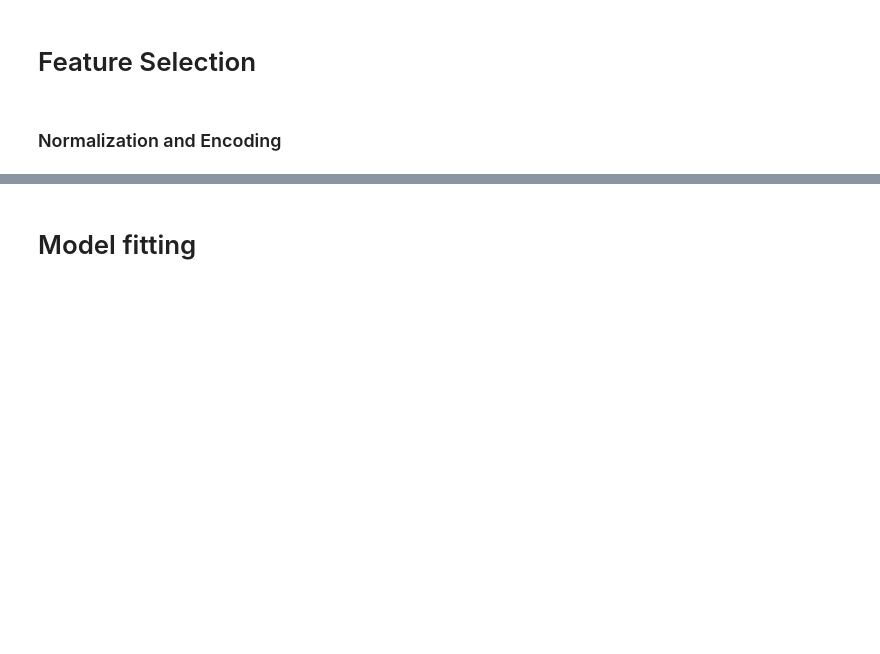
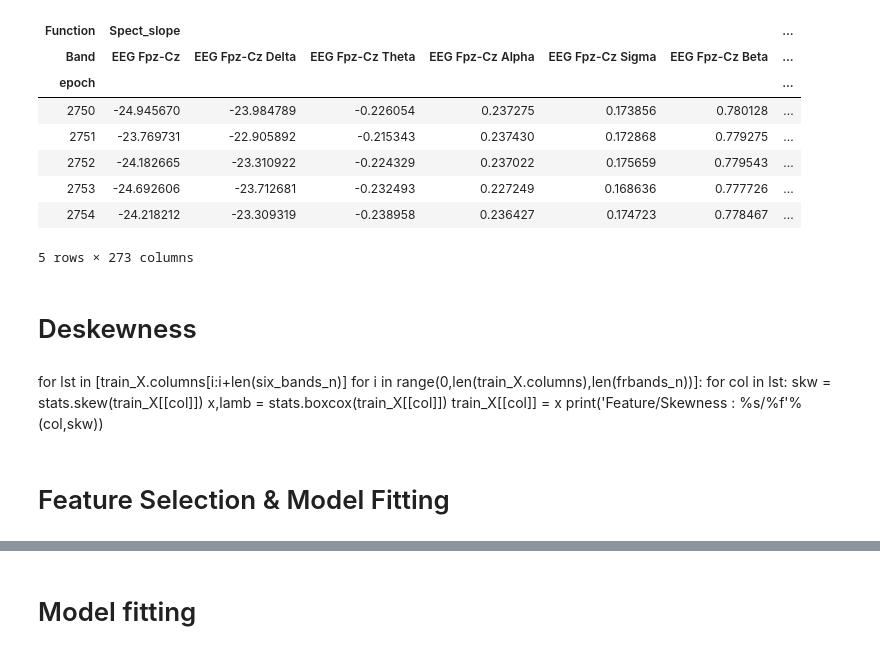
Before and after one commit to vita70579/Single-CH.-EEG-Automatic-Sleep-Staging-Structure, a Jupyter notebook: EEG Signal Post - Processing.ipynb, the cells around one changed output, grey strips where cells are left out. Drawn from its saved outputs; the diff is of its cells as text; code cells hidden in the pictures; blank space fills up the shorter version.

```diff
--- a/EEG Signal Post - Processing.ipynb
+++ b/EEG Signal Post - Processing.ipynb
@@ -90,3 +22,24 @@ train_Y = tr_df['condition']
+# %%
+train_X.head()
+# %% [output]
+| Function | Spect_slope |  |  |  |  |  | ... |
+| Band | EEG Fpz-Cz | EEG Fpz-Cz Delta | EEG Fpz-Cz Theta | EEG Fpz-Cz Alpha | EEG Fpz-Cz Sigma | EEG Fpz-Cz Beta | ... |
+| epoch |  |  |  |  |  |  | ... |
+| 2750 | -24.945670 | -23.984789 | -0.226054 | 0.237275 | 0.173856 | 0.780128 | ... |
+| 2751 | -23.769731 | -22.905892 | -0.215343 | 0.237430 | 0.172868 | 0.779275 | ... |
+| 2752 | -24.182665 | -23.310922 | -0.224329 | 0.237022 | 0.175659 | 0.779543 | ... |
+| 2753 | -24.692606 | -23.712681 | -0.232493 | 0.227249 | 0.168636 | 0.777726 | ... |
+| 2754 | -24.218212 | -23.309319 | -0.238958 | 0.236427 | 0.174723 | 0.778467 | ... |
+5 rows × 273 columns
+# %% [markdown]
+# Deskewness
+# %% [markdown]
+for lst in [train_X.columns[i:i+len(six_bands_n)] for i in range(0,len(train_X.columns),len(frbands_n))]:
+    for col in lst:
+        skw = stats.skew(train_X[[col]])
+        x,lamb = stats.boxcox(train_X[[col]])
+        train_X[[col]] = x
+        print('Feature/Skewness : %s/%f'%(col,skw))
 # %% [markdown]
-# Feature Selection
+# Feature Selection & Model Fitting
 # %%
@@ -94,2 +46,0 @@ from sklearn.feature_selection import SelectKBest
-# %% [markdown]
-### Normalization and Encoding
```
Also changed, not shown: parts of 20 cells of this notebook.
